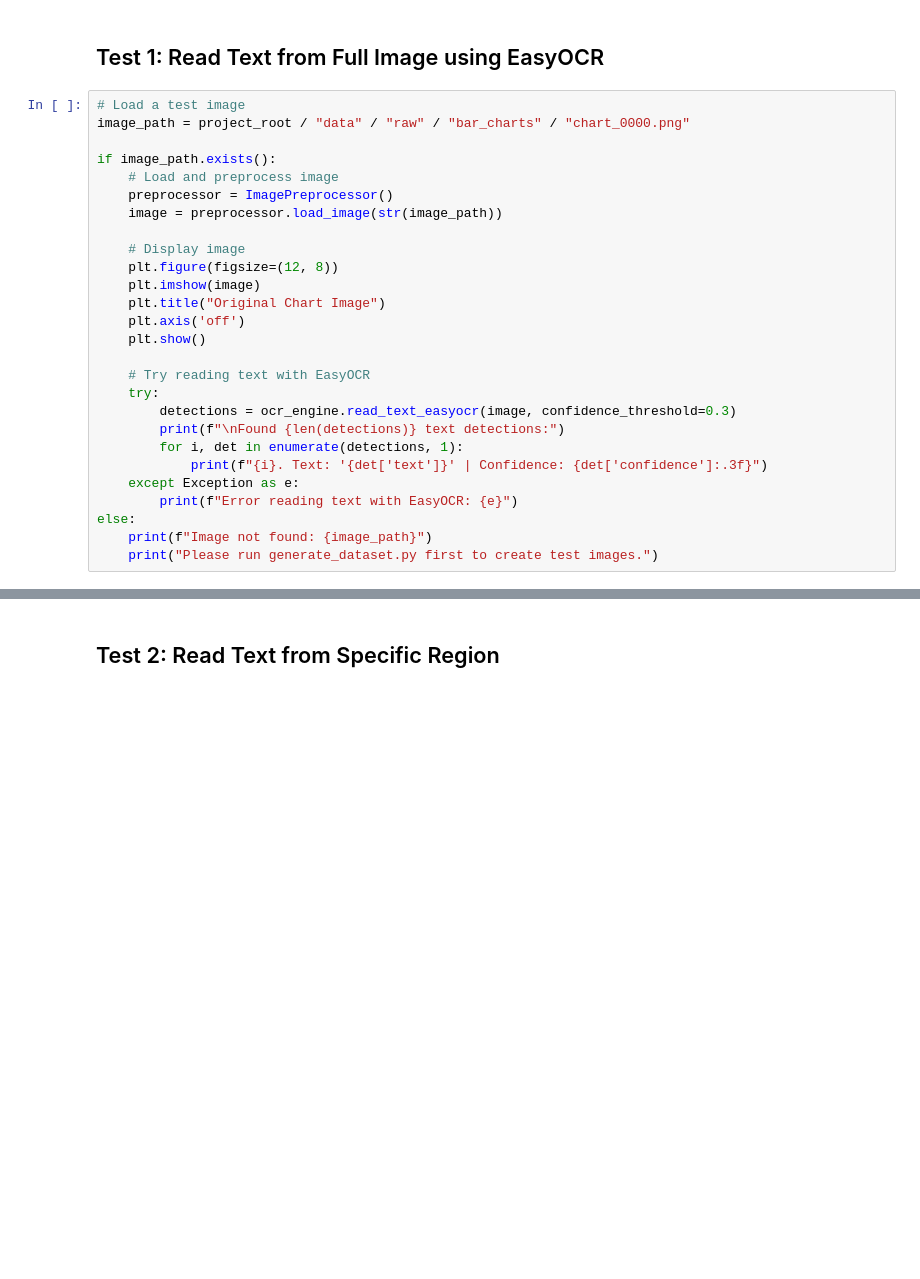
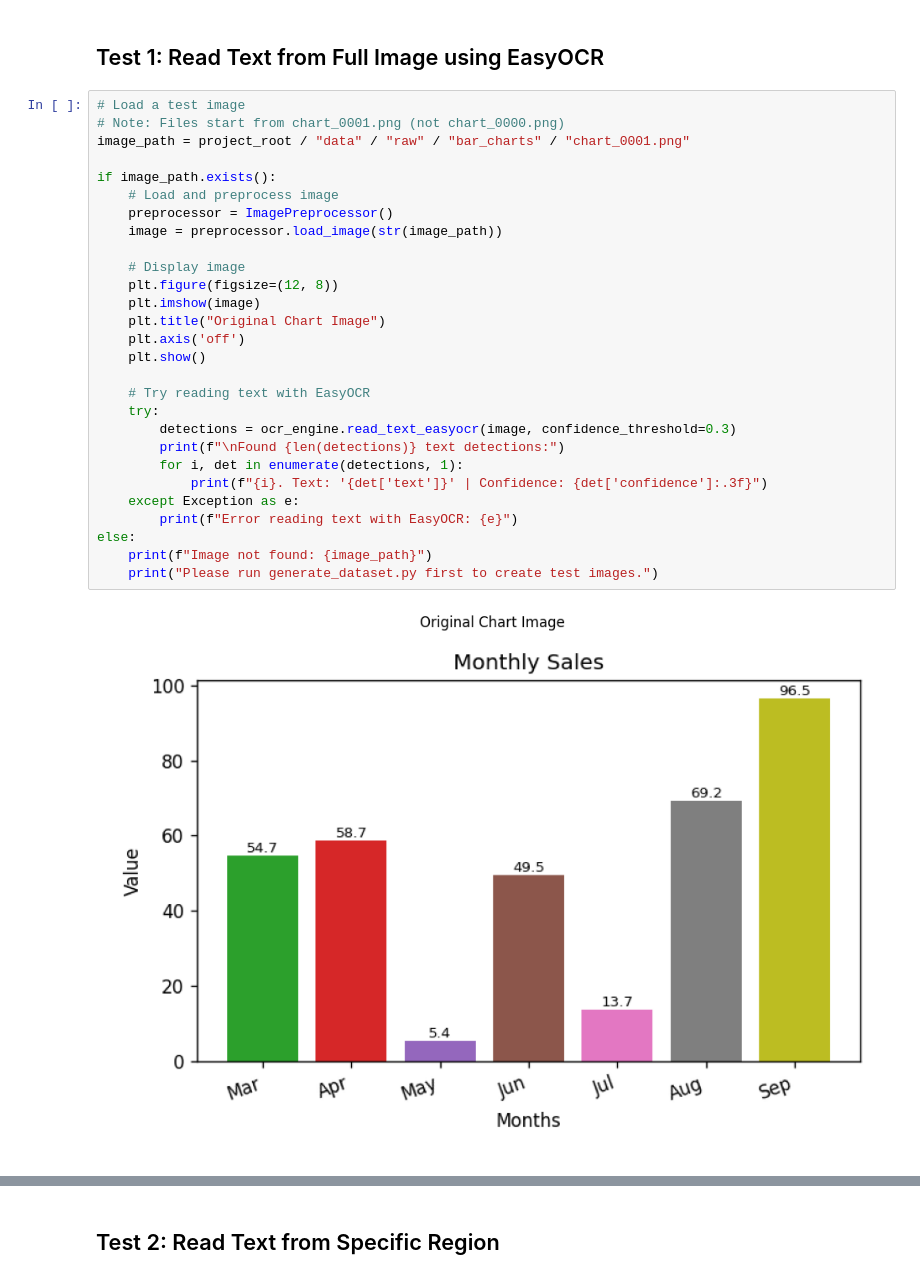
Before and after one commit to DucMinhh1234567/Chart-understading-for-RAG, a Jupyter notebook: notebooks/module_4_test_ocr_engine.ipynb, the cells around one changed output, grey strips where cells are left out. Saved outputs shown, nothing was run; the diff lists cells and outputs as text; blank space fills up the shorter version.

```diff
--- a/notebooks/module_4_test_ocr_engine.ipynb
+++ b/notebooks/module_4_test_ocr_engine.ipynb
@@ -56,29 +56,31 @@ Available engines:
 ## Test 1: Read Text from Full Image using EasyOCR
 # %%
 # Load a test image
-image_path = project_root / "data" / "raw" / "bar_charts" / "chart_0000.png"
+# Note: Files start from chart_0001.png (not chart_0000.png)
+image_path = project_root / "data" / "raw" / "bar_charts" / "chart_0001.png"
 
 if image_path.exists():
     # Load and preprocess image
     preprocessor = ImagePreprocessor()
     image = preprocessor.load_image(str(image_path))
 
     # Display image
     plt.figure(figsize=(12, 8))
     plt.imshow(image)
     plt.title("Original Chart Image")
     plt.axis('off')
     plt.show()
 
     # Try reading text with EasyOCR
     try:
         detections = ocr_engine.read_text_easyocr(image, confidence_threshold=0.3)
         print(f"\nFound {len(detections)} text detections:")
         for i, det in enumerate(detections, 1):
             print(f"{i}. Text: '{det['text']}' | Confidence: {det['confidence']:.3f}")
     except Exception as e:
         print(f"Error reading text with EasyOCR: {e}")
 else:
     print(f"Image not found: {image_path}")
     print("Please run generate_dataset.py first to create test images.")
 # %% [output]
+[figure, added]
```
Also changed, not shown: parts of 6 cells of this notebook, 2 other files.
